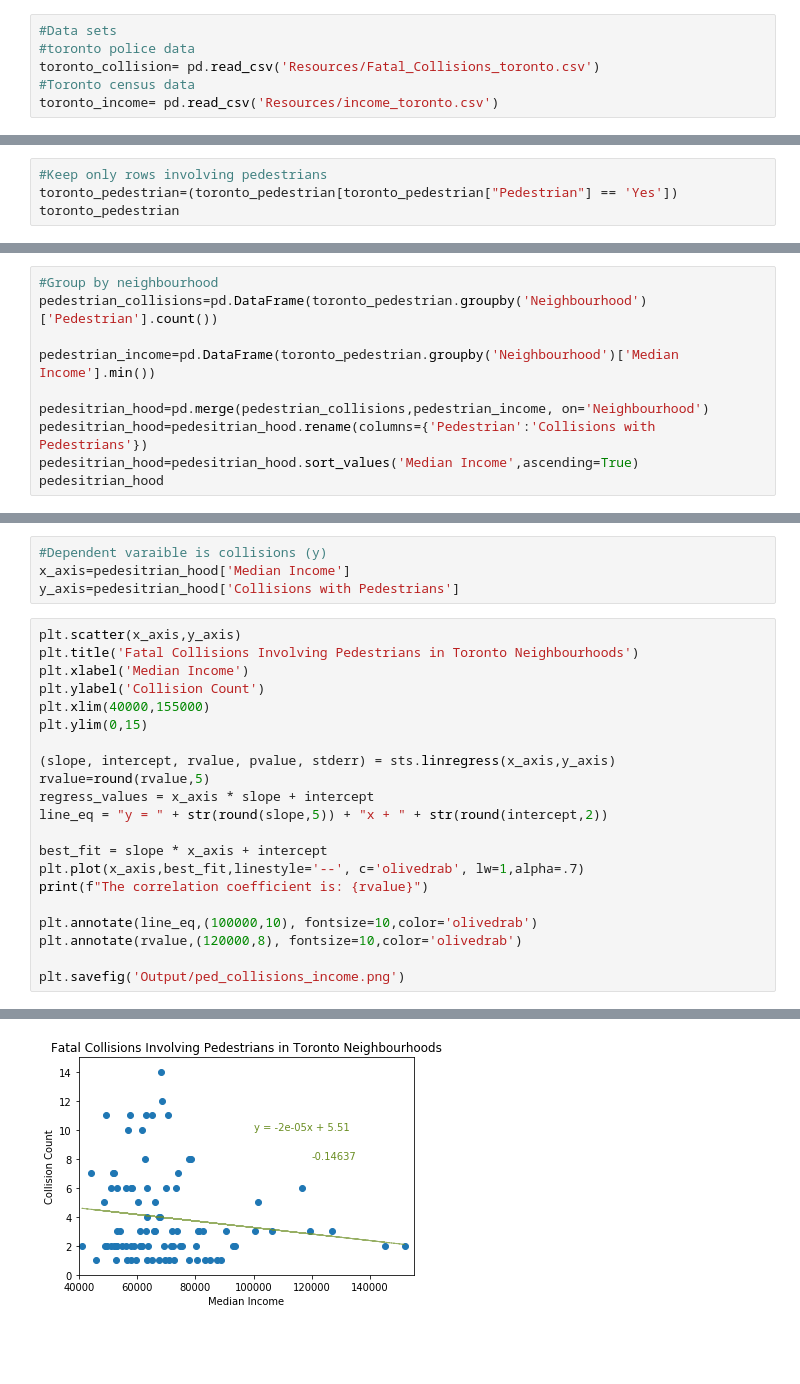
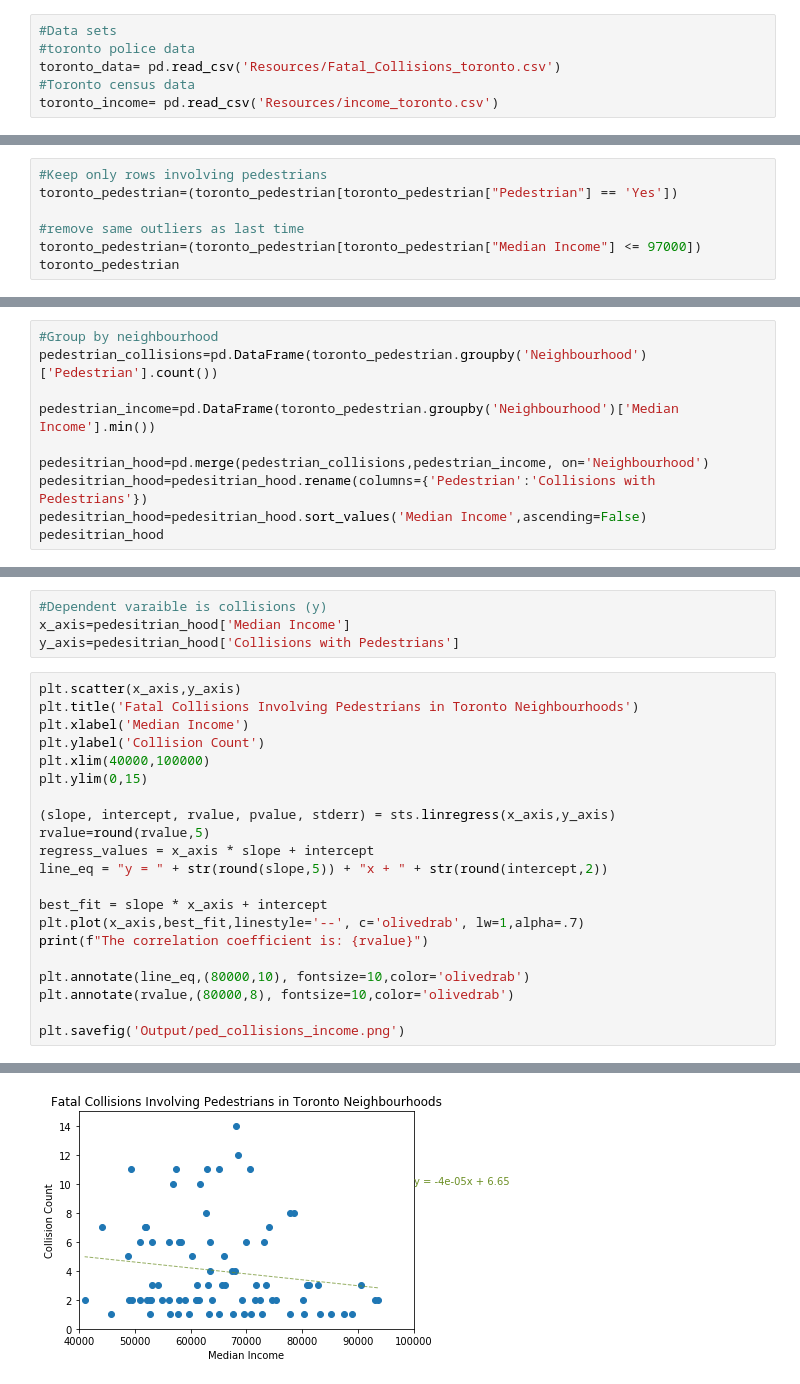
Before and after one commit to nupurgupta5292/SES-vs-Fatal-Road-Collisions, a Jupyter notebook: Toronto/toronto_pedestrians.ipynb, the cells around one changed output, grey strips where cells are left out. Saved outputs shown, nothing was run; the diff lists cells and outputs as text; blank space fills up the shorter version.

Commit message:
remove outliers

```diff
--- a/Toronto/toronto_pedestrians.ipynb
+++ b/Toronto/toronto_pedestrians.ipynb
@@ -9,7 +9,7 @@ import scipy.stats as sts
 # %%
 #Data sets
 #toronto police data
-toronto_collision= pd.read_csv('Resources/Fatal_Collisions_toronto.csv')
+toronto_data= pd.read_csv('Resources/Fatal_Collisions_toronto.csv')
 #Toronto census data
 toronto_income= pd.read_csv('Resources/income_toronto.csv')
 # %%
@@ -56,6 +56,9 @@ toronto_pedestrian=pd.merge(toronto_pedestrian,toronto_income)
 # %%
 #Keep only rows involving pedestrians
 toronto_pedestrian=(toronto_pedestrian[toronto_pedestrian["Pedestrian"] == 'Yes'])
+
+#remove same outliers as last time
+toronto_pedestrian=(toronto_pedestrian[toronto_pedestrian["Median Income"] <= 97000])
 toronto_pedestrian
 # %% [output]
 |  | Neighbourhood | Pedestrian | Median Income | Population |
@@ -79,7 +82,7 @@ pedestrian_income=pd.DataFrame(toronto_pedestrian.groupby('Neighbourhood')['Medi
 
 pedesitrian_hood=pd.merge(pedestrian_collisions,pedestrian_income, on='Neighbourhood')
 pedesitrian_hood=pedesitrian_hood.rename(columns={'Pedestrian':'Collisions with Pedestrians'})
-pedesitrian_hood=pedesitrian_hood.sort_values('Median Income',ascending=True)
+pedesitrian_hood=pedesitrian_hood.sort_values('Median Income',ascending=False)
 pedesitrian_hood
 # %% [output]
 |  | Collisions with Pedestrians | Median Income |
@@ -105,7 +108,7 @@ plt.scatter(x_axis,y_axis)
 plt.title('Fatal Collisions Involving Pedestrians in Toronto Neighbourhoods')
 plt.xlabel('Median Income')
 plt.ylabel('Collision Count')
-plt.xlim(40000,155000)
+plt.xlim(40000,100000)
 plt.ylim(0,15)
 
 (slope, intercept, rvalue, pvalue, stderr) = sts.linregress(x_axis,y_axis)
@@ -117,8 +120,8 @@ best_fit = slope * x_axis + intercept
 plt.plot(x_axis,best_fit,linestyle='--', c='olivedrab', lw=1,alpha=.7)
 print(f"The correlation coefficient is: {rvalue}")
 
-plt.annotate(line_eq,(100000,10), fontsize=10,color='olivedrab')
-plt.annotate(rvalue,(120000,8), fontsize=10,color='olivedrab')
+plt.annotate(line_eq,(80000,10), fontsize=10,color='olivedrab')
+plt.annotate(rvalue,(80000,8), fontsize=10,color='olivedrab')
 
 plt.savefig('Output/ped_collisions_income.png')
 # %% [output]
@@ -126 +129 @@ The correlation coefficient is: -0.14637
-[figure, old version]
+[figure, new version]
```
Also changed, not shown: parts of 3 cells of this notebook, 9 other files.
